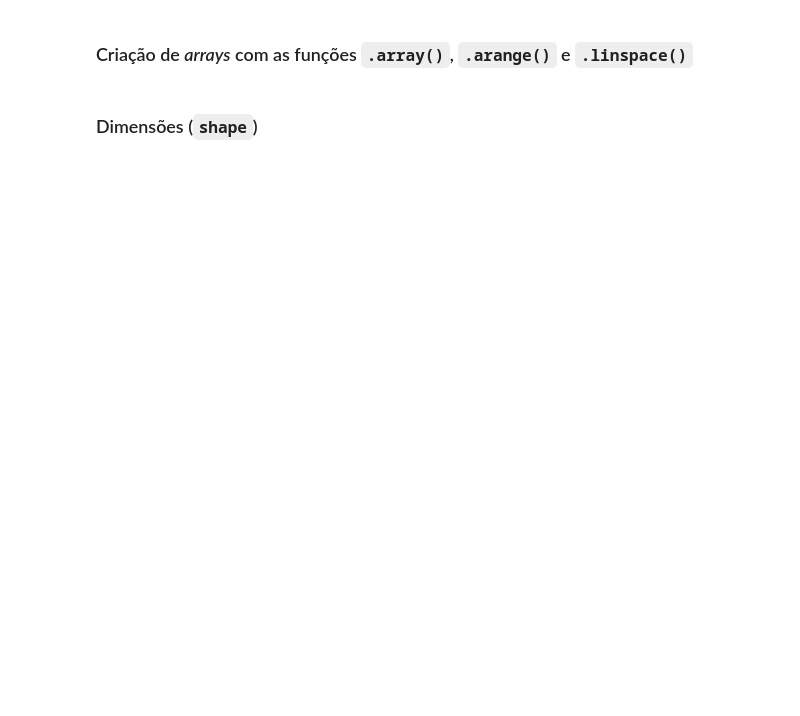
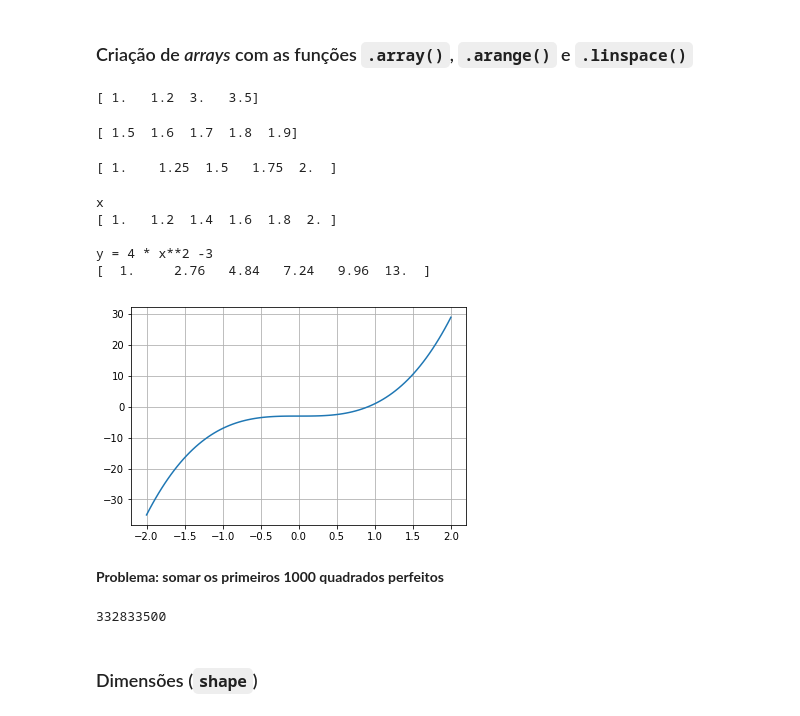
Before and after one commit to aeferreira/classes_Python_Bq_computacional, a Jupyter notebook: aulas/10_scientific_modules.ipynb, the cells around one changed output. Saved outputs shown, nothing was run; the diff lists cells and outputs as text; code cells hidden in the pictures; blank space fills up the shorter version.

```diff
--- a/aulas/10_scientific_modules.ipynb
+++ b/aulas/10_scientific_modules.ipynb
@@ -35,9 +63,30 @@ print('\nnp.linspace(1, 2, 5) = {}'.format(x))
+# %%
+x = np.array([1, 1.2, 3, 3.5])
+print(x)
+# %% [output]
+[ 1.   1.2  3.   3.5]
+# %%
+x = np.arange(1.5, 2.0, 0.1)
+print(x)
+# %% [output]
+[ 1.5  1.6  1.7  1.8  1.9]
+# %%
+x = np.linspace(1, 2, 5)
+print(x)
+# %% [output]
+[ 1.    1.25  1.5   1.75  2.  ]
 # %%
-x = np.linspace(0.0, 2.5, 20)
-print('x\n')
+x = np.linspace(1, 2, 6)
+print('x')
 print(x)
 
 y = 4 * x**2 -3
 
-print('\ny = 4 * x**2 -3\n')
+print('\ny = 4 * x**2 -3')
 print(y)
+# %% [output]
+x
+[ 1.   1.2  1.4  1.6  1.8  2. ]
+
+y = 4 * x**2 -3
+[  1.     2.76   4.84   7.24   9.96  13.  ]
@@ -44,3 +98,17 @@ print(y)
+# %%
+x = np.linspace(-2, 2, 100)
+y = 4 * x**3 -3
+
+pl.grid()
+g = pl.plot(x, y)
+# %% [output]
+[figure, added]
+# %% [markdown]
+**Problema: somar os primeiros 1000 quadrados perfeitos**
+# %%
+print(sum(np.arange(1000)**2))
+# %% [output]
+332833500
 # %% [markdown]
 ### Dimensões (`shape`)
 # %%
```
Also changed, not shown: parts of 64 cells of this notebook, 18 other files.
